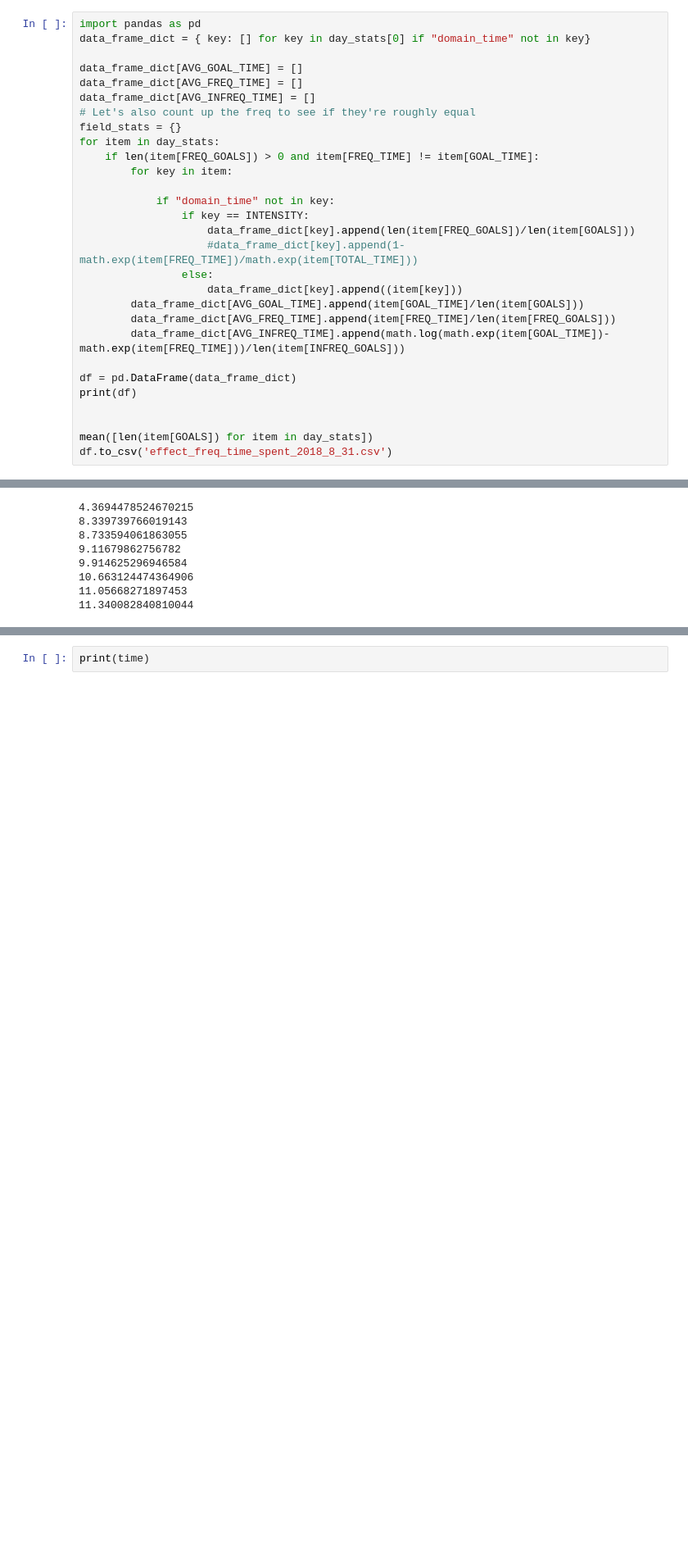
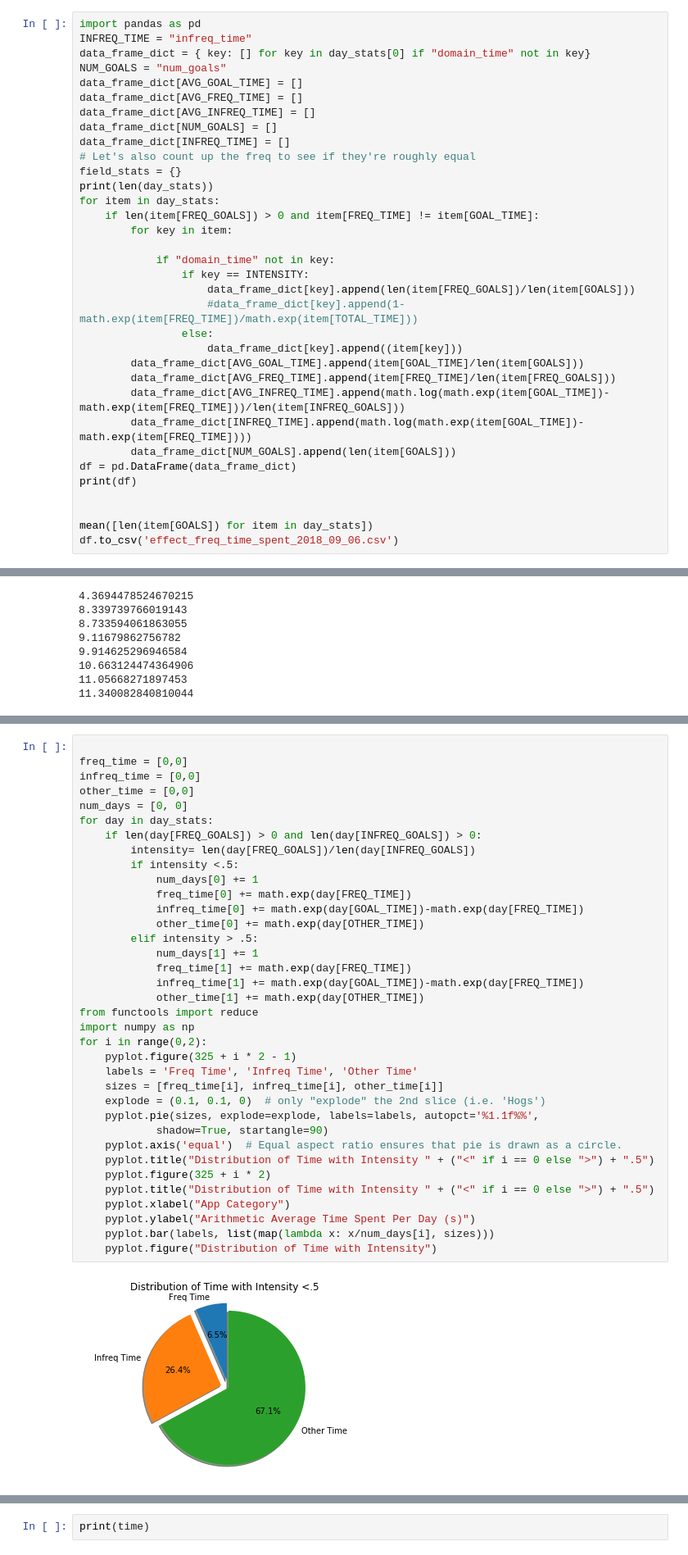
Before and after one commit to gkovacs/habitlab-conservation-analysis, a Jupyter notebook: Effect of Frequency on Total Time Spent.ipynb, the cells around one changed output, grey strips where cells are left out. Shown at 82% size. Saved outputs shown, nothing was run; the diff lists cells and outputs as text; blank space fills up the shorter version.

```diff
--- a/Effect of Frequency on Total Time Spent.ipynb
+++ b/Effect of Frequency on Total Time Spent.ipynb
@@ -217,12 +215,16 @@ pyplot.hist([math.exp(day[TOTAL_TIME]) for day in day_stats if math.exp(day[TOTA
 # %%
 import pandas as pd
+INFREQ_TIME = "infreq_time"
 data_frame_dict = { key: [] for key in day_stats[0] if "domain_time" not in key}
-
+NUM_GOALS = "num_goals"
 data_frame_dict[AVG_GOAL_TIME] = []
 data_frame_dict[AVG_FREQ_TIME] = []
 data_frame_dict[AVG_INFREQ_TIME] = []
+data_frame_dict[NUM_GOALS] = []
+data_frame_dict[INFREQ_TIME] = []
 # Let's also count up the freq to see if they're roughly equal
 field_stats = {}
+print(len(day_stats))
 for item in day_stats:
     if len(item[FREQ_GOALS]) > 0 and item[FREQ_TIME] != item[GOAL_TIME]:
         for key in item:
@@ -236,11 +238,12 @@ for item in day_stats:
         data_frame_dict[AVG_GOAL_TIME].append(item[GOAL_TIME]/len(item[GOALS]))
         data_frame_dict[AVG_FREQ_TIME].append(item[FREQ_TIME]/len(item[FREQ_GOALS]))
         data_frame_dict[AVG_INFREQ_TIME].append(math.log(math.exp(item[GOAL_TIME])-math.exp(item[FREQ_TIME]))/len(item[INFREQ_GOALS]))
-
+        data_frame_dict[INFREQ_TIME].append(math.log(math.exp(item[GOAL_TIME])-math.exp(item[FREQ_TIME])))
+        data_frame_dict[NUM_GOALS].append(len(item[GOALS]))
 df = pd.DataFrame(data_frame_dict)
 print(df)
 
 
 mean([len(item[GOALS]) for item in day_stats])
-df.to_csv('effect_freq_time_spent_2018_8_31.csv')
+df.to_csv('effect_freq_time_spent_2018_09_06.csv')
 # %% [output]
@@ -681,0 +680,38 @@ print()
+# %%
+
+freq_time = [0,0]
+infreq_time = [0,0]
+other_time = [0,0]
+num_days = [0, 0]
+for day in day_stats:
+    if len(day[FREQ_GOALS]) > 0 and len(day[INFREQ_GOALS]) > 0:
+        intensity= len(day[FREQ_GOALS])/len(day[INFREQ_GOALS])
+        if intensity <.5:
+            num_days[0] += 1
+            freq_time[0] += math.exp(day[FREQ_TIME])
+            infreq_time[0] += math.exp(day[GOAL_TIME])-math.exp(day[FREQ_TIME])
+            other_time[0] += math.exp(day[OTHER_TIME])
+        elif intensity > .5:
+            num_days[1] += 1
+            freq_time[1] += math.exp(day[FREQ_TIME])
+            infreq_time[1] += math.exp(day[GOAL_TIME])-math.exp(day[FREQ_TIME])
+            other_time[1] += math.exp(day[OTHER_TIME])
+from functools import reduce
+import numpy as np
+for i in range(0,2):
+    pyplot.figure(325 + i * 2 - 1)
+    labels = 'Freq Time', 'Infreq Time', 'Other Time'
+    sizes = [freq_time[i], infreq_time[i], other_time[i]]
+    explode = (0.1, 0.1, 0)  # only "explode" the 2nd slice (i.e. 'Hogs')
+    pyplot.pie(sizes, explode=explode, labels=labels, autopct='%1.1f%%',
+            shadow=True, startangle=90)
+    pyplot.axis('equal')  # Equal aspect ratio ensures that pie is drawn as a circle.
+    pyplot.title("Distribution of Time with Intensity " + ("<" if i == 0 else ">") + ".5")
+    pyplot.figure(325 + i * 2)
+    pyplot.title("Distribution of Time with Intensity " + ("<" if i == 0 else ">") + ".5")
+    pyplot.xlabel("App Category")
+    pyplot.ylabel("Arithmetic Average Time Spent Per Day (s)")
+    pyplot.bar(labels, list(map(lambda x: x/num_days[i], sizes)))
+    pyplot.figure("Distribution of Time with Intensity")
+# %% [output]
+[figure, added]
```
Also changed, not shown: parts of 43 cells of this notebook, 17 other files.
